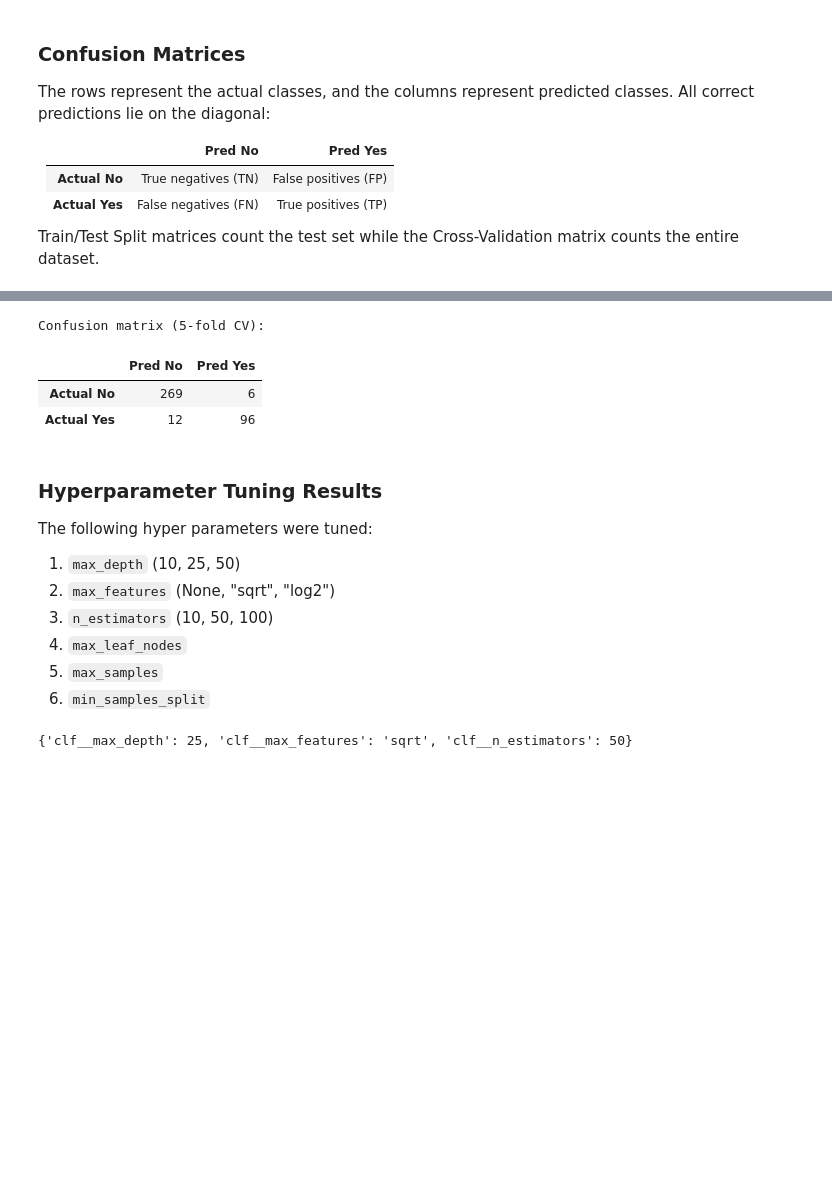
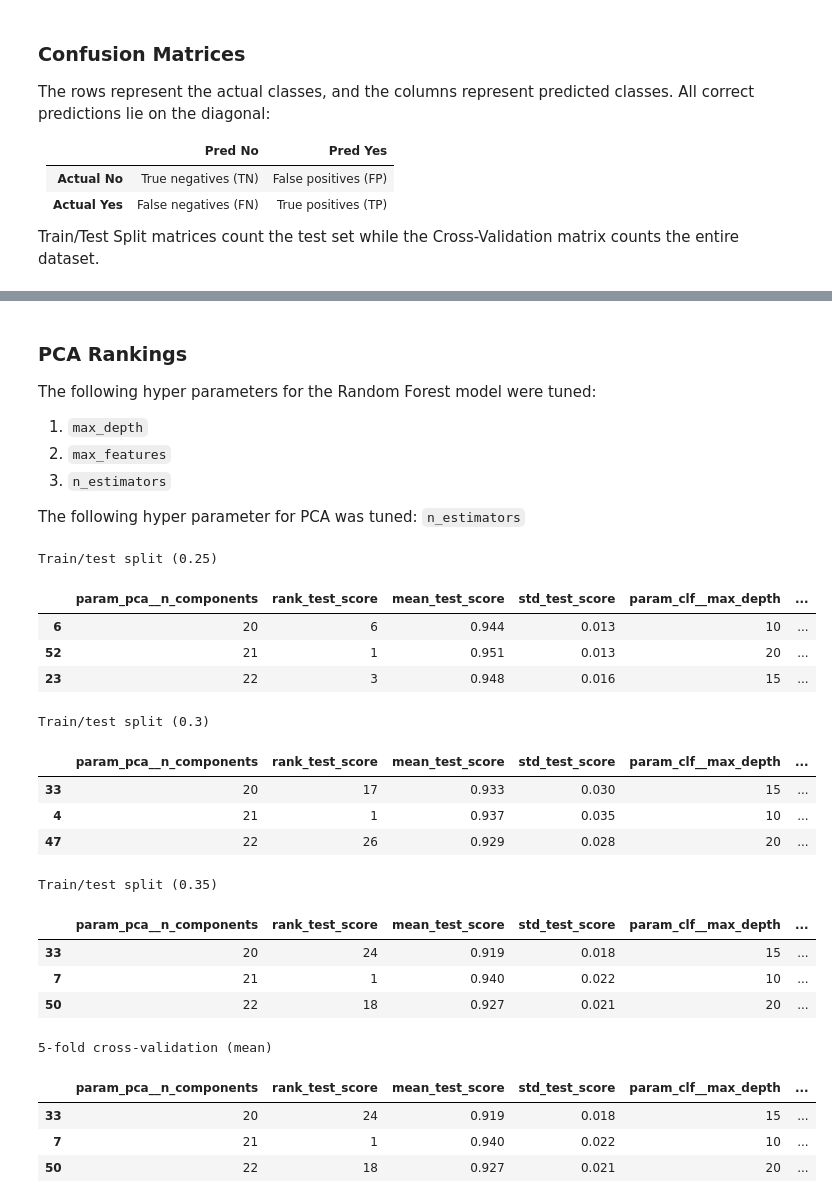
Before and after one commit to rwiggins1/thyroid-recurrence, a Jupyter notebook: models/random_forest.ipynb, the cells around one changed output, grey strips where cells are left out. Drawn from its saved outputs; the diff is of its cells as text; code cells hidden in the pictures; blank space fills up the shorter version.

Commit message:
feat: add pca to random forest

```diff
--- a/models/random_forest.ipynb
+++ b/models/random_forest.ipynb
@@ -288,22 +301,34 @@ Confusion matrix (test_size=0.3):
-# %%
-print("Confusion matrix (5-fold CV):")
-display(make_cm_frame(cv_cm))
-# %% [output]
-Confusion matrix (5-fold CV):
-|  | Pred No | Pred Yes |
-| Actual No | 269 | 6 |
-| Actual Yes | 12 | 96 |
 # %% [markdown]
-### Hyperparameter Tuning Results
+### PCA Rankings
 
-The following hyper parameters were tuned:
-1. `max_depth` (10, 25, 50)
-2. `max_features` (None, "sqrt", "log2")
-3. `n_estimators` (10, 50, 100)
-4. `max_leaf_nodes`
-5. `max_samples`
-6. `min_samples_split`
+The following hyper parameters for the Random Forest model were tuned:
+1. `max_depth`
+2. `max_features`
+3. `n_estimators`
+
+The following hyper parameter for PCA was tuned: `n_estimators`
 # %%
-gs.best_params_
+for result in results:
+    print(result["Method"])
+    display(show_pca_rank(result["PCARank"]))
 # %% [output]
-{'clf__max_depth': 25, 'clf__max_features': 'sqrt', 'clf__n_estimators': 50}
+Train/test split (0.25)
+|  | param_pca__n_components | rank_test_score | mean_test_score | std_test_score | param_clf__max_depth | ... |
+| 6 | 20 | 6 | 0.944 | 0.013 | 10 | ... |
+| 52 | 21 | 1 | 0.951 | 0.013 | 20 | ... |
+| 23 | 22 | 3 | 0.948 | 0.016 | 15 | ... |
+Train/test split (0.3)
+|  | param_pca__n_components | rank_test_score | mean_test_score | std_test_score | param_clf__max_depth | ... |
+| 33 | 20 | 17 | 0.933 | 0.030 | 15 | ... |
+| 4 | 21 | 1 | 0.937 | 0.035 | 10 | ... |
+| 47 | 22 | 26 | 0.929 | 0.028 | 20 | ... |
+Train/test split (0.35)
+|  | param_pca__n_components | rank_test_score | mean_test_score | std_test_score | param_clf__max_depth | ... |
+| 33 | 20 | 24 | 0.919 | 0.018 | 15 | ... |
+| 7 | 21 | 1 | 0.940 | 0.022 | 10 | ... |
+| 50 | 22 | 18 | 0.927 | 0.021 | 20 | ... |
+5-fold cross-validation (mean)
+|  | param_pca__n_components | rank_test_score | mean_test_score | std_test_score | param_clf__max_depth | ... |
+| 33 | 20 | 24 | 0.919 | 0.018 | 15 | ... |
+| 7 | 21 | 1 | 0.940 | 0.022 | 10 | ... |
+| 50 | 22 | 18 | 0.927 | 0.021 | 20 | ... |
```
Also changed, not shown: parts of 10 cells of this notebook.
